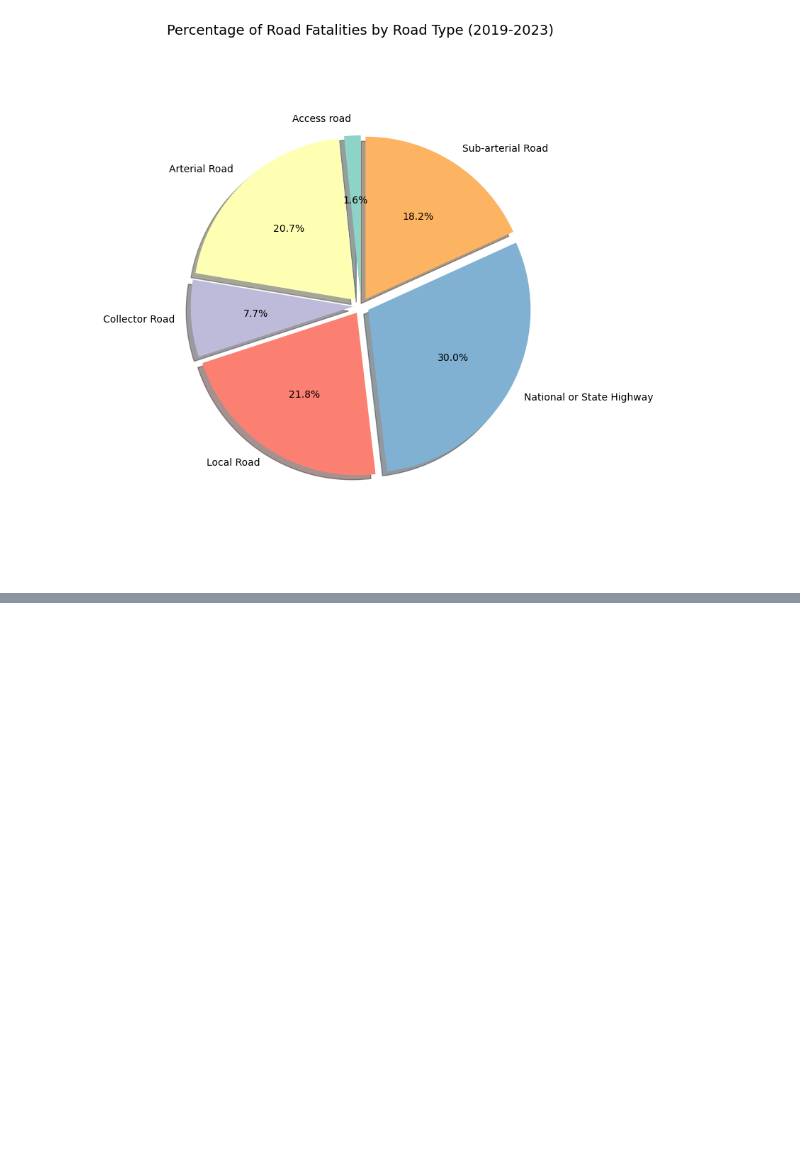
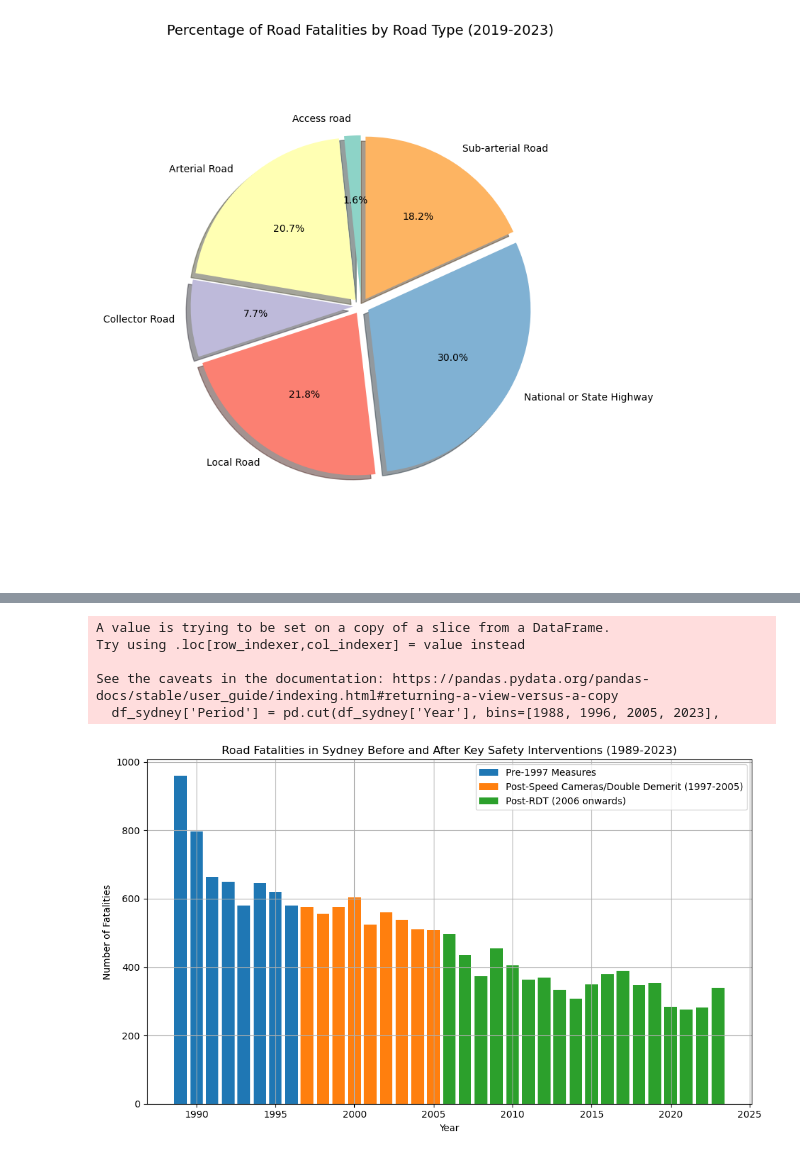
Before and after one commit to Yukitoshi12345/Australia-Road-Fatality, a Jupyter notebook: main.ipynb, the cells around one changed output, grey strips where cells are left out. Cells and saved outputs as stored; diff of their text form; code cells hidden in the pictures; blank space fills up the shorter version.

```diff
--- a/main.ipynb
+++ b/main.ipynb
@@ -369,0 +341,6 @@ plt.show()
+# %%
+# Filter the dataset for New South Wales (NSW) entries
+df_sydney = df_fatalities_clean[df_fatalities_clean['State'] == 'NSW']
+
+# Display the first few rows of the filtered Sydney (NSW) dataset
+df_sydney.head()
@@ -369,0 +355,29 @@ plt.show()
+# %%
+# Adding period markers based on key safety implementations: Mobile Speed Cameras (1997), Double Demerit Points (1997), RDT (2006)
+df_sydney['Period'] = pd.cut(df_sydney['Year'], bins=[1988, 1996, 2005, 2023],
+                             labels=['Pre-1997 Measures', 'Post-Speed Cameras/Double Demerit (1997-2005)',
+                                     'Post-RDT (2006 onwards)'])
+# %% [output]
+A value is trying to be set on a copy of a slice from a DataFrame.
+Try using .loc[row_indexer,col_indexer] = value instead
+
+See the caveats in the documentation: https://pandas.pydata.org/pandas-docs/stable/user_guide/indexing.html#returning-a-view-versus-a-copy
+  df_sydney['Period'] = pd.cut(df_sydney['Year'], bins=[1988, 1996, 2005, 2023],
+# %%
+# Grouping the data by Year and Period, and counting fatalities
+yearly_fatalities = df_sydney.groupby(['Year', 'Period']).size().reset_index(name='Fatalities')
+
+plt.figure(figsize=(10, 6))
+for period in yearly_fatalities['Period'].unique():
+    data = yearly_fatalities[yearly_fatalities['Period'] == period]
+    plt.bar(data['Year'], data['Fatalities'], label=period)
+
+plt.title('Road Fatalities in Sydney Before and After Key Safety Interventions (1989-2023)')
+plt.xlabel('Year')
+plt.ylabel('Number of Fatalities')
+plt.legend()
+plt.grid(True)
+plt.tight_layout()
+plt.show()
+# %% [output]
+[figure, added]
```
Also changed, not shown: parts of 4 cells of this notebook, 1 other file.
